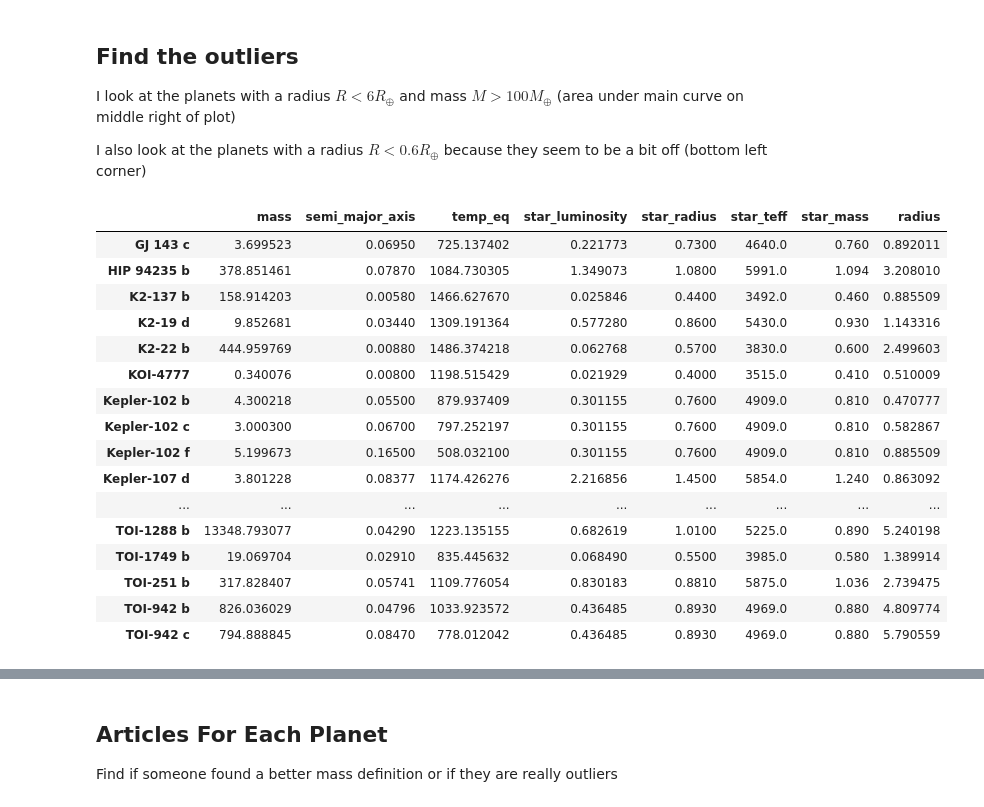
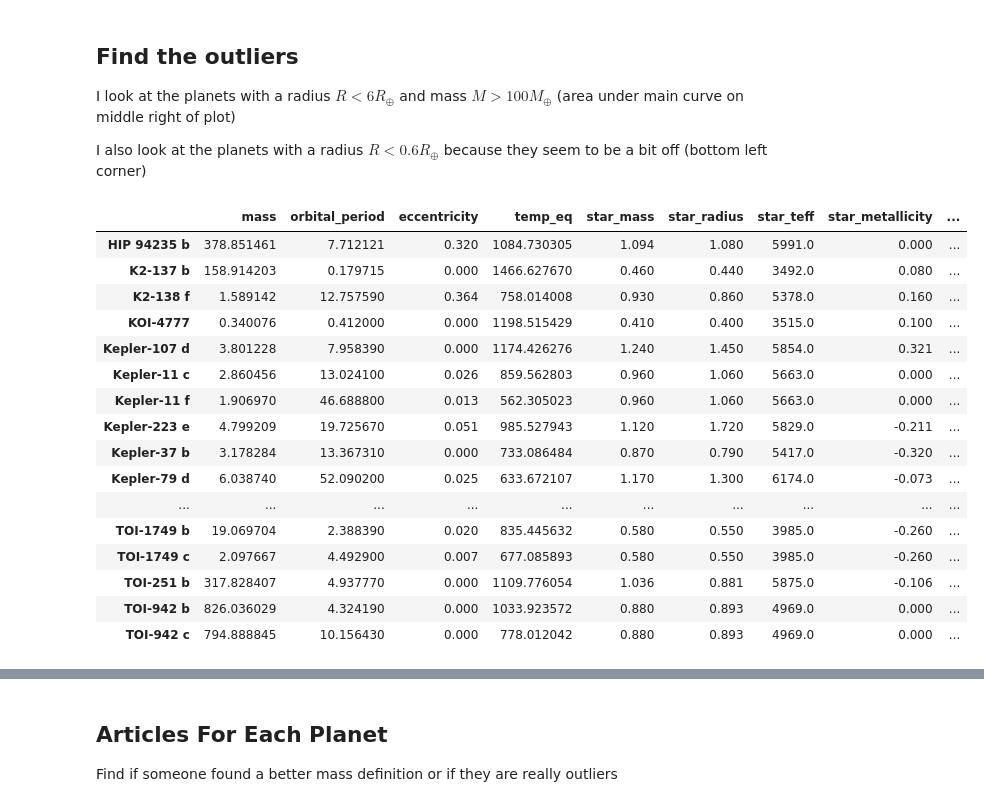
Before and after one commit to soleneulmer/bem, a Jupyter notebook: Find Outliers.ipynb, the cells around one changed output, grey strips where cells are left out. Saved outputs shown, nothing was run; the diff lists cells and outputs as text; code cells hidden in the pictures.

```diff
--- a/Find Outliers.ipynb
+++ b/Find Outliers.ipynb
@@ -38,7 +38,7 @@ def print_list(dataset, path_to_file, file_name):
 ## Load Data
 # %%
 #-------------------- Load Data --------------------#
-dataset = read_list('filtered_dataset.pkl')
+dataset = read_list('published_output/ParametersSet5/filtered_dataset_with_outliers.pkl')
 # dataset = pd.read_csv('Filtered_dataset.csv')
 dataset
 # %% [output]
@@ -80,34 +81,44 @@ I also look at the planets with a radius $R < 0.6 R_{\oplus}$ because they seem
 # %%
 outliers = []
 for i in range(len(dataset)):
 
-    if ( (dataset.radius.loc[dataset.index[i]] <= 6e0 and dataset.mass.loc[dataset.index[i]] >= 1e2)
-    or (dataset.radius.loc[dataset.index[i]] <= 5e-1 and dataset.mass.loc[dataset.index[i]] >= 1e0)
-    or (dataset.radius.loc[dataset.index[i]] <= 7e-1 and dataset.mass.loc[dataset.index[i]] >= 2e-1)
-    or (dataset.radius.loc[dataset.index[i]] <= 1.5e0 and dataset.mass.loc[dataset.index[i]] <= 4e1 and dataset.mass.loc[dataset.index[i]] >= 6e0)
-    or (dataset.radius.loc[dataset.index[i]] <= 9e-1 and dataset.mass.loc[dataset.index[i]] <= 1e1 and dataset.mass.loc[dataset.index[i]] >= 1e0)):
+    if ( (dataset.radius.loc[dataset.index[i]] <= 6e0
+          and dataset.mass.loc[dataset.index[i]] >= 1e2)
+    or (dataset.radius.loc[dataset.index[i]] <= 5e-1
+        and dataset.mass.loc[dataset.index[i]] >= 1e0)
+    or (dataset.radius.loc[dataset.index[i]] <= 7e-1
+        and dataset.mass.loc[dataset.index[i]] >= 2e-1)
+    or (dataset.radius.loc[dataset.index[i]] <= 1.5e0
+        and dataset.mass.loc[dataset.index[i]] <= 4e1 and dataset.mass.loc[dataset.index[i]] >= 6e0)
+    or (dataset.radius.loc[dataset.index[i]] <= 9e-1
+        and dataset.mass.loc[dataset.index[i]] <= 1e1 and dataset.mass.loc[dataset.index[i]] >= 1e0)
+    or (dataset.radius.loc[dataset.index[i]] <= 1e1 and dataset.radius.loc[dataset.index[i]] >= 4e0
+        and dataset.mass.loc[dataset.index[i]] <= 7e0 and dataset.mass.loc[dataset.index[i]] >= 4e0)
+    or (dataset.radius.loc[dataset.index[i]] <= 3e0 and dataset.radius.loc[dataset.index[i]] >= 2e0
+        and dataset.mass.loc[dataset.index[i]] <= 3e0 and dataset.mass.loc[dataset.index[i]] >= 1e0)):
+
 
         outliers.append(dataset.loc[dataset.index[i]])
 
 outliers_df = pd.DataFrame(outliers)
 outliers_df
 # %% [output]
-|  | mass | semi_major_axis | temp_eq | star_luminosity | star_radius | star_teff | star_mass | radius |
-| GJ 143 c | 3.699523 | 0.06950 | 725.137402 | 0.221773 | 0.7300 | 4640.0 | 0.760 | 0.892011 |
-| HIP 94235 b | 378.851461 | 0.07870 | 1084.730305 | 1.349073 | 1.0800 | 5991.0 | 1.094 | 3.208010 |
-| K2-137 b | 158.914203 | 0.00580 | 1466.627670 | 0.025846 | 0.4400 | 3492.0 | 0.460 | 0.885509 |
-| K2-19 d | 9.852681 | 0.03440 | 1309.191364 | 0.577280 | 0.8600 | 5430.0 | 0.930 | 1.143316 |
-| K2-22 b | 444.959769 | 0.00880 | 1486.374218 | 0.062768 | 0.5700 | 3830.0 | 0.600 | 2.499603 |
-| KOI-4777 | 0.340076 | 0.00800 | 1198.515429 | 0.021929 | 0.4000 | 3515.0 | 0.410 | 0.510009 |
-| Kepler-102 b | 4.300218 | 0.05500 | 879.937409 | 0.301155 | 0.7600 | 4909.0 | 0.810 | 0.470777 |
-| Kepler-102 c | 3.000300 | 0.06700 | 797.252197 | 0.301155 | 0.7600 | 4909.0 | 0.810 | 0.582867 |
-| Kepler-102 f | 5.199673 | 0.16500 | 508.032100 | 0.301155 | 0.7600 | 4909.0 | 0.810 | 0.885509 |
-| Kepler-107 d | 3.801228 | 0.08377 | 1174.426276 | 2.216856 | 1.4500 | 5854.0 | 1.240 | 0.863092 |
-| ... | ... | ... | ... | ... | ... | ... | ... | ... |
-| TOI-1288 b | 13348.793077 | 0.04290 | 1223.135155 | 0.682619 | 1.0100 | 5225.0 | 0.890 | 5.240198 |
-| TOI-1749 b | 19.069704 | 0.02910 | 835.445632 | 0.068490 | 0.5500 | 3985.0 | 0.580 | 1.389914 |
-| TOI-251 b | 317.828407 | 0.05741 | 1109.776054 | 0.830183 | 0.8810 | 5875.0 | 1.036 | 2.739475 |
-| TOI-942 b | 826.036029 | 0.04796 | 1033.923572 | 0.436485 | 0.8930 | 4969.0 | 0.880 | 4.809774 |
-| TOI-942 c | 794.888845 | 0.08470 | 778.012042 | 0.436485 | 0.8930 | 4969.0 | 0.880 | 5.790559 |
+|  | mass | orbital_period | eccentricity | temp_eq | star_mass | star_radius | star_teff | star_metallicity | ... |
+| HIP 94235 b | 378.851461 | 7.712121 | 0.320 | 1084.730305 | 1.094 | 1.080 | 5991.0 | 0.000 | ... |
+| K2-137 b | 158.914203 | 0.179715 | 0.000 | 1466.627670 | 0.460 | 0.440 | 3492.0 | 0.080 | ... |
+| K2-138 f | 1.589142 | 12.757590 | 0.364 | 758.014008 | 0.930 | 0.860 | 5378.0 | 0.160 | ... |
+| KOI-4777 | 0.340076 | 0.412000 | 0.000 | 1198.515429 | 0.410 | 0.400 | 3515.0 | 0.100 | ... |
+| Kepler-107 d | 3.801228 | 7.958390 | 0.000 | 1174.426276 | 1.240 | 1.450 | 5854.0 | 0.321 | ... |
+| Kepler-11 c | 2.860456 | 13.024100 | 0.026 | 859.562803 | 0.960 | 1.060 | 5663.0 | 0.000 | ... |
+| Kepler-11 f | 1.906970 | 46.688800 | 0.013 | 562.305023 | 0.960 | 1.060 | 5663.0 | 0.000 | ... |
+| Kepler-223 e | 4.799209 | 19.725670 | 0.051 | 985.527943 | 1.120 | 1.720 | 5829.0 | -0.211 | ... |
+| Kepler-37 b | 3.178284 | 13.367310 | 0.000 | 733.086484 | 0.870 | 0.790 | 5417.0 | -0.320 | ... |
+| Kepler-79 d | 6.038740 | 52.090200 | 0.025 | 633.672107 | 1.170 | 1.300 | 6174.0 | -0.073 | ... |
+| ... | ... | ... | ... | ... | ... | ... | ... | ... | ... |
+| TOI-1749 b | 19.069704 | 2.388390 | 0.020 | 835.445632 | 0.580 | 0.550 | 3985.0 | -0.260 | ... |
+| TOI-1749 c | 2.097667 | 4.492900 | 0.007 | 677.085893 | 0.580 | 0.550 | 3985.0 | -0.260 | ... |
+| TOI-251 b | 317.828407 | 4.937770 | 0.000 | 1109.776054 | 1.036 | 0.881 | 5875.0 | -0.106 | ... |
+| TOI-942 b | 826.036029 | 4.324190 | 0.000 | 1033.923572 | 0.880 | 0.893 | 4969.0 | 0.000 | ... |
+| TOI-942 c | 794.888845 | 10.156430 | 0.000 | 778.012042 | 0.880 | 0.893 | 4969.0 | 0.000 | ... |
 # %%
 # Save outliers to pickle file
```
Also changed, not shown: parts of 5 cells of this notebook, 1 other file.
